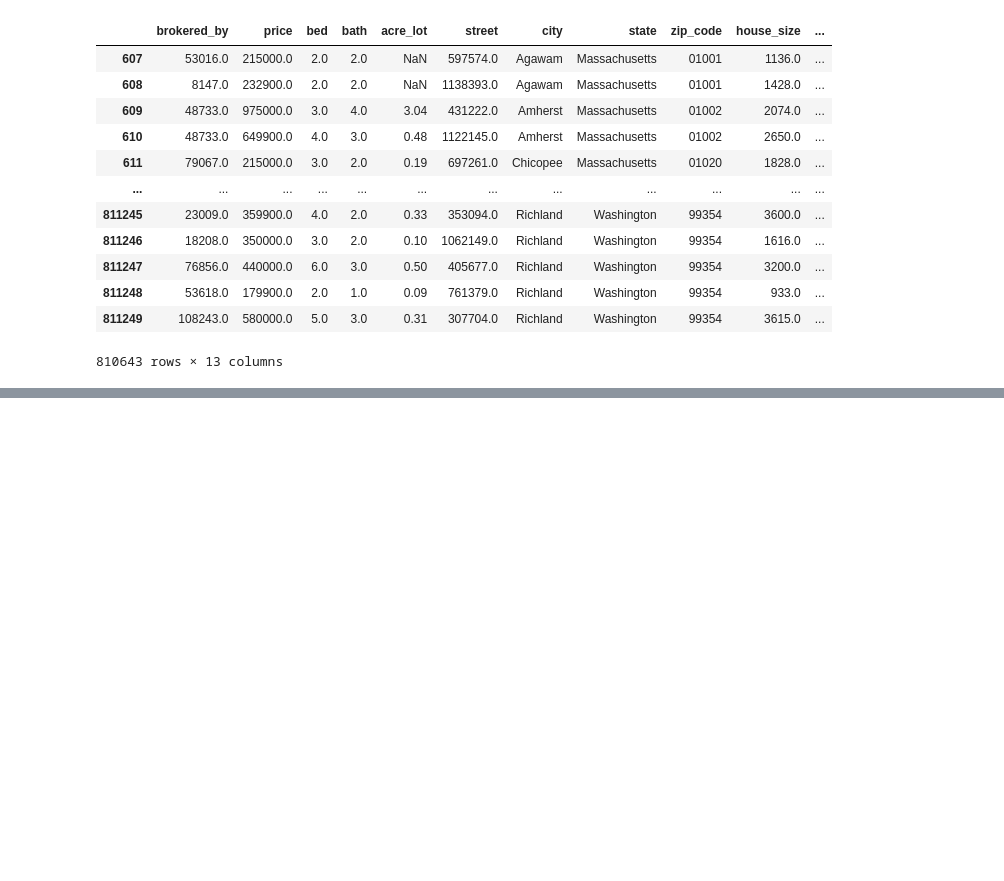
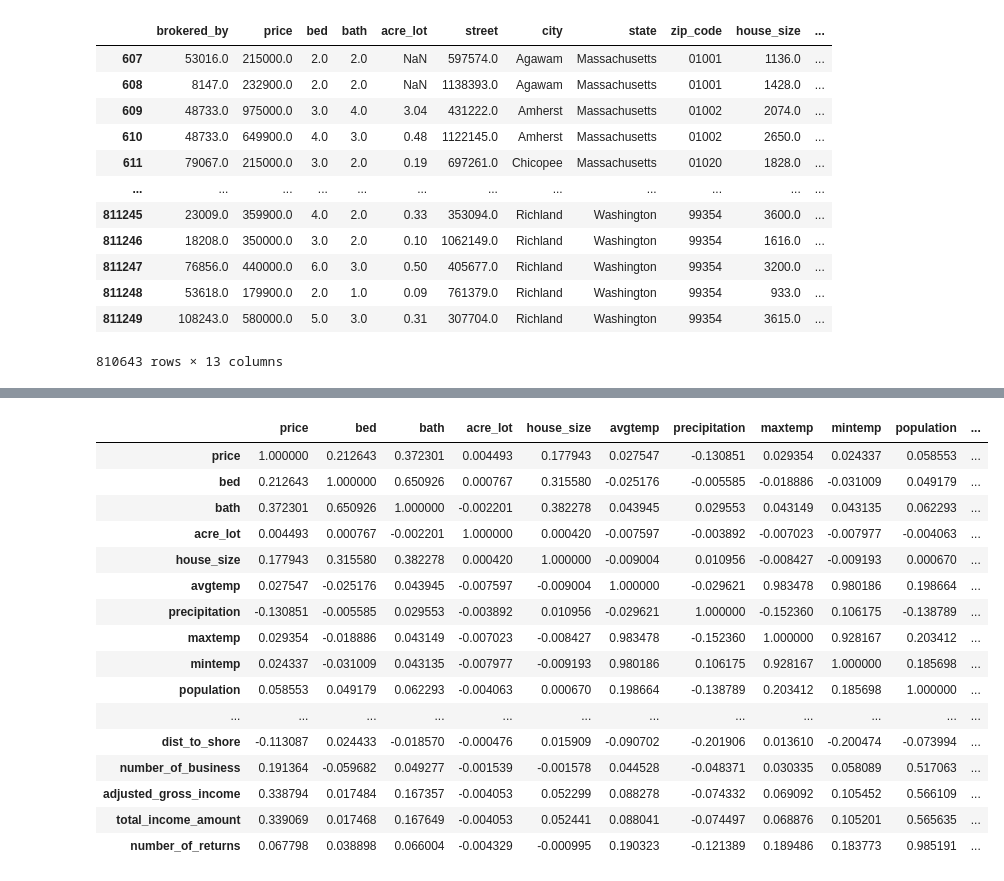
Before and after one commit to luke-dillon/PlacementProject, a Jupyter notebook: merge.ipynb, the cells around one changed output, grey strips where cells are left out. Drawn from its saved outputs; the diff is of its cells as text; code cells hidden in the pictures; blank space fills up the shorter version.

```diff
--- a/merge.ipynb
+++ b/merge.ipynb
@@ -172,18 +211,47 @@ tempvi
 # %%
+# U.S. Virgin Islands merging
+
+# Average temperature
 sold_cw_vi_21_clim = pd.merge(sold_cw_vi_21, tempvi, how = 'inner', left_on = 'COUNTYNAME', right_on = 'name')
 sold_cw_vi_22_clim = pd.merge(sold_cw_vi_22, tempvi, how = 'inner', left_on = 'COUNTYNAME', right_on = 'name')
 sold_cw_vi_21_clim = sold_cw_vi_21_clim.drop(columns = ['2021'])
-sold_cw_vi_21_clim = sold_cw_vi_21_clim.rename(columns = {'2020':'temperature'})
+sold_cw_vi_21_clim = sold_cw_vi_21_clim.rename(columns = {'2020':'avgtemp'})
 sold_cw_vi_22_clim = sold_cw_vi_22_clim.drop(columns = ['2020'])
-sold_cw_vi_22_clim = sold_cw_vi_22_clim.rename(columns = {'2021':'temperature'})
+sold_cw_vi_22_clim = sold_cw_vi_22_clim.rename(columns = {'2021':'avgtemp'})
+sold_cw_vi_21_clim = sold_cw_vi_21_clim.drop(columns = ['STATEFULL', 'name'])
+sold_cw_vi_22_clim = sold_cw_vi_22_clim.drop(columns = ['STATEFULL', 'name'])
+
+# Precipitation
 sold_cw_vi_21_clim = pd.merge(sold_cw_vi_21_clim, precipvi, how = 'inner', left_on = 'COUNTYNAME', right_on = 'name')
 sold_cw_vi_22_clim = pd.merge(sold_cw_vi_22_clim, precipvi, how = 'inner', left_on = 'COUNTYNAME', right_on = 'name')
 sold_cw_vi_21_clim = sold_cw_vi_21_clim.drop(columns = ['2021'])
 sold_cw_vi_21_clim = sold_cw_vi_21_clim.rename(columns = {'2020':'precipitation'})
 sold_cw_vi_22_clim = sold_cw_vi_22_clim.drop(columns = ['2020'])
 sold_cw_vi_22_clim = sold_cw_vi_22_clim.rename(columns = {'2021':'precipitation'})
-sold_cw_vi_21_clim = sold_cw_vi_21_clim.drop(columns = ['STATEFULL', 'name_x', 'name_y'])
-sold_cw_vi_22_clim = sold_cw_vi_22_clim.drop(columns = ['STATEFULL', 'name_x', 'name_y'])
+sold_cw_vi_21_clim = sold_cw_vi_21_clim.drop(columns = ['name'])
+sold_cw_vi_22_clim = sold_cw_vi_22_clim.drop(columns = ['name'])
+
+# Maximum temperature
+sold_cw_vi_21_clim = pd.merge(sold_cw_vi_21_clim, maxtempvi, how = 'inner', left_on = 'COUNTYNAME', right_on = 'name')
+sold_cw_vi_22_clim = pd.merge(sold_cw_vi_22_clim, maxtempvi, how = 'inner', left_on = 'COUNTYNAME', right_on = 'name')
+sold_cw_vi_21_clim = sold_cw_vi_21_clim.drop(columns = ['2021'])
+sold_cw_vi_21_clim = sold_cw_vi_21_clim.rename(columns = {'2020':'maxtemp'})
+sold_cw_vi_22_clim = sold_cw_vi_22_clim.drop(columns = ['2020'])
+sold_cw_vi_22_clim = sold_cw_vi_22_clim.rename(columns = {'2021':'maxtemp'})
+sold_cw_vi_21_clim = sold_cw_vi_21_clim.drop(columns = ['name'])
+sold_cw_vi_22_clim = sold_cw_vi_22_clim.drop(columns = ['name'])
+
+# Minimum temperature
+sold_cw_vi_21_clim = pd.merge(sold_cw_vi_21_clim, mintempvi, how = 'inner', left_on = 'COUNTYNAME', right_on = 'name')
+sold_cw_vi_22_clim = pd.merge(sold_cw_vi_22_clim, mintempvi, how = 'inner', left_on = 'COUNTYNAME', right_on = 'name')
+sold_cw_vi_21_clim = sold_cw_vi_21_clim.drop(columns = ['2021'])
+sold_cw_vi_21_clim = sold_cw_vi_21_clim.rename(columns = {'2020':'mintemp'})
+sold_cw_vi_22_clim = sold_cw_vi_22_clim.drop(columns = ['2020'])
+sold_cw_vi_22_clim = sold_cw_vi_22_clim.rename(columns = {'2021':'mintemp'})
+sold_cw_vi_21_clim = sold_cw_vi_21_clim.drop(columns = ['name'])
+sold_cw_vi_22_clim = sold_cw_vi_22_clim.drop(columns = ['name'])
+
+# Both years merged
 sold_cw_vi_clim = pd.concat([sold_cw_vi_21_clim, sold_cw_vi_22_clim])
 sold_cw_vi_clim
 # %% [output]
@@ -219,0 +291,23 @@ sold_clim
+# %%
+sold_final = pd.merge(sold_clim, demo_data, left_on = "zip_code", right_on = 'zip')
+sold_final = sold_final.drop(columns = ['zip', 'lat', 'lng', 'city_y', 'state_id', 'state_name', 'county_name'])
+sold_final = sold_final.rename(columns = {'city_x':'city'})
+sold_final.corr(numeric_only = True)
+# %% [output]
+|  | price | bed | bath | acre_lot | house_size | avgtemp | precipitation | maxtemp | mintemp | population | ... |
+| price | 1.000000 | 0.212643 | 0.372301 | 0.004493 | 0.177943 | 0.027547 | -0.130851 | 0.029354 | 0.024337 | 0.058553 | ... |
+| bed | 0.212643 | 1.000000 | 0.650926 | 0.000767 | 0.315580 | -0.025176 | -0.005585 | -0.018886 | -0.031009 | 0.049179 | ... |
+| bath | 0.372301 | 0.650926 | 1.000000 | -0.002201 | 0.382278 | 0.043945 | 0.029553 | 0.043149 | 0.043135 | 0.062293 | ... |
+| acre_lot | 0.004493 | 0.000767 | -0.002201 | 1.000000 | 0.000420 | -0.007597 | -0.003892 | -0.007023 | -0.007977 | -0.004063 | ... |
+| house_size | 0.177943 | 0.315580 | 0.382278 | 0.000420 | 1.000000 | -0.009004 | 0.010956 | -0.008427 | -0.009193 | 0.000670 | ... |
+| avgtemp | 0.027547 | -0.025176 | 0.043945 | -0.007597 | -0.009004 | 1.000000 | -0.029621 | 0.983478 | 0.980186 | 0.198664 | ... |
+| precipitation | -0.130851 | -0.005585 | 0.029553 | -0.003892 | 0.010956 | -0.029621 | 1.000000 | -0.152360 | 0.106175 | -0.138789 | ... |
+| maxtemp | 0.029354 | -0.018886 | 0.043149 | -0.007023 | -0.008427 | 0.983478 | -0.152360 | 1.000000 | 0.928167 | 0.203412 | ... |
+| mintemp | 0.024337 | -0.031009 | 0.043135 | -0.007977 | -0.009193 | 0.980186 | 0.106175 | 0.928167 | 1.000000 | 0.185698 | ... |
+| population | 0.058553 | 0.049179 | 0.062293 | -0.004063 | 0.000670 | 0.198664 | -0.138789 | 0.203412 | 0.185698 | 1.000000 | ... |
+| ... | ... | ... | ... | ... | ... | ... | ... | ... | ... | ... | ... |
+| dist_to_shore | -0.113087 | 0.024433 | -0.018570 | -0.000476 | 0.015909 | -0.090702 | -0.201906 | 0.013610 | -0.200474 | -0.073994 | ... |
+| number_of_business | 0.191364 | -0.059682 | 0.049277 | -0.001539 | -0.001578 | 0.044528 | -0.048371 | 0.030335 | 0.058089 | 0.517063 | ... |
+| adjusted_gross_income | 0.338794 | 0.017484 | 0.167357 | -0.004053 | 0.052299 | 0.088278 | -0.074332 | 0.069092 | 0.105452 | 0.566109 | ... |
+| total_income_amount | 0.339069 | 0.017468 | 0.167649 | -0.004053 | 0.052441 | 0.088041 | -0.074497 | 0.068876 | 0.105201 | 0.565635 | ... |
+| number_of_returns | 0.067798 | 0.038898 | 0.066004 | -0.004329 | -0.000995 | 0.190323 | -0.121389 | 0.189486 | 0.183773 | 0.985191 | ... |
```
Also changed, not shown: parts of 19 cells of this notebook, 1 other file.
